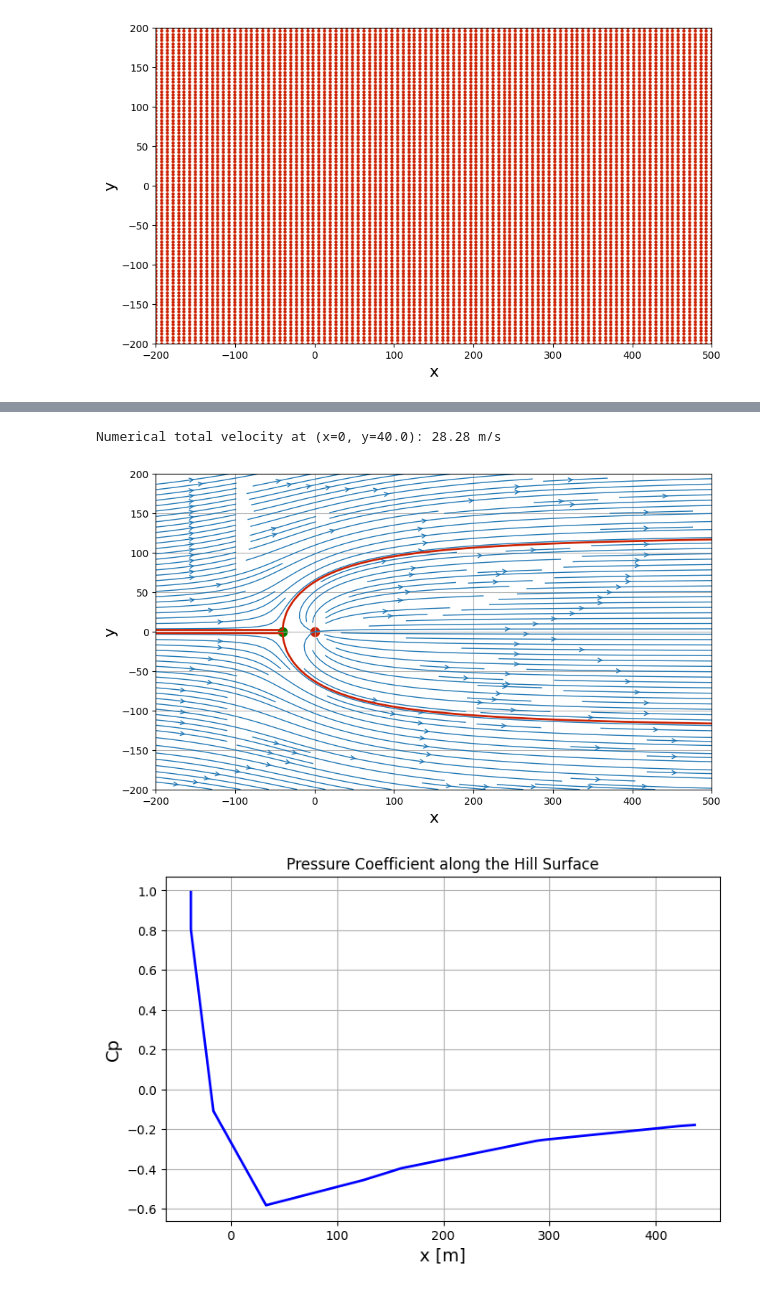
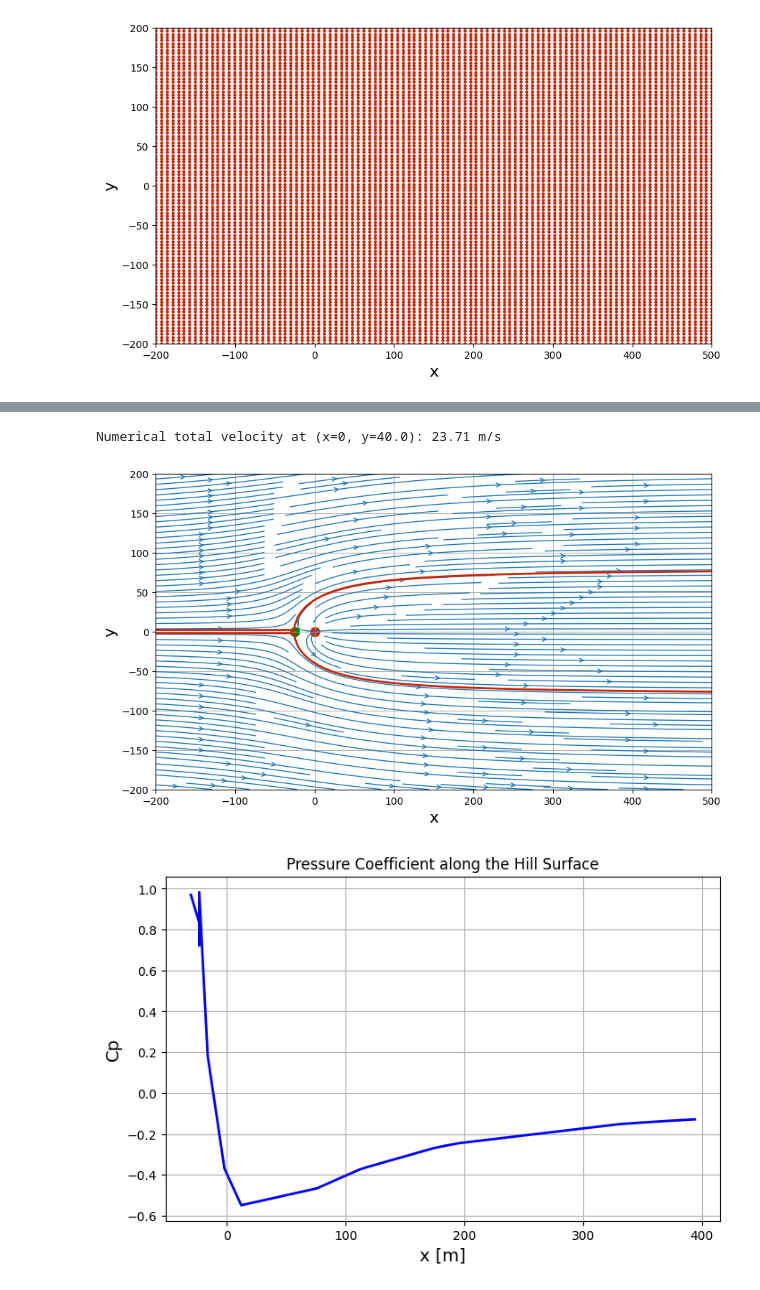
Before and after one commit to Yoav012/IntroToAeroTau, a Jupyter notebook: Lab_partA.ipynb, the cells around one changed output, grey strips where cells are left out. Cells and saved outputs as stored; diff of their text form; code cells hidden in the pictures.

```diff
--- a/Lab_partA.ipynb
+++ b/Lab_partA.ipynb
@@ -136,7 +136,7 @@ pyplot.scatter(X, Y, s=5, color='#CD2305', marker='o')
 # Given flow parameters
 u_inf = 20.0                # Freestream velocity (m/s)
 h = 40.0                    # Desired hill height (m)
-m = 2 * math.pi * u_inf * h # Source strength (m^2/s)
+m = 4 * u_inf * h # Source strength (m^2/s)
 
 # compute the freestream velocity field
 u_freestream = u_inf * np.ones((N, N), dtype=float)
@@ -277,7 +277,7 @@ V_point_total = math.sqrt(u_total**2 + v_total**2)
 
 print(f"Numerical total velocity at (x=0, y={h}): {V_point_total:.2f} m/s")
 # %% [output]
-Numerical total velocity at (x=0, y=40.0): 28.28 m/s
+Numerical total velocity at (x=0, y=40.0): 23.71 m/s
 # %%
 # plot the streamlines
 width = 10
@@ -303,34 +303,34 @@ pyplot.contour(X, Y, psi,
                levels=[-strength_source / 2, strength_source / 2],
                colors='#CD2305', linewidths=2, linestyles='solid');
 # %% [output]
-[figure, old version]
+[figure, new version]
 # %%
 # Define the psi level representing the hill surface (from the dividing streamline contour level)
 psi_hill_level = -strength_source / 2
 
 # Create a mask for points along the hill surface (dividing streamline)
-epsilon = 4.0  # Tolerance for floating point comparison
+epsilon = 10.0  # Tolerance for floating point comparison
 hill_surface_mask = np.abs(psi - psi_hill_level) < epsilon
 
 # Extract x coordinates and Cp values along the hill surface
 x_surface = X[hill_surface_mask]
 cp_surface = cp[hill_surface_mask]
 
 # Sort the values by x for smoother plot
 sorted_indices = np.argsort(x_surface)
 x_surface_sorted = x_surface[sorted_indices]
 cp_surface_sorted = cp_surface[sorted_indices]
 
 # Plot Cp vs x along the hill surface
 pyplot.figure(figsize=(8, 5))
 pyplot.plot(x_surface_sorted, cp_surface_sorted, color='b', linewidth=2)
 pyplot.xlabel('x [m]', fontsize=14)
 pyplot.ylabel('Cp', fontsize=14)
 pyplot.title('Pressure Coefficient along the Hill Surface')
 pyplot.grid(True)
 pyplot.show()
 # %% [output]
-[figure, old version]
+[figure, new version]
 # %%
 # Define the psi level representing the hill surface (from the dividing streamline contour level)
 psi_hill_level = -strength_source / 2
```
Also changed, not shown: parts of 4 cells of this notebook.
